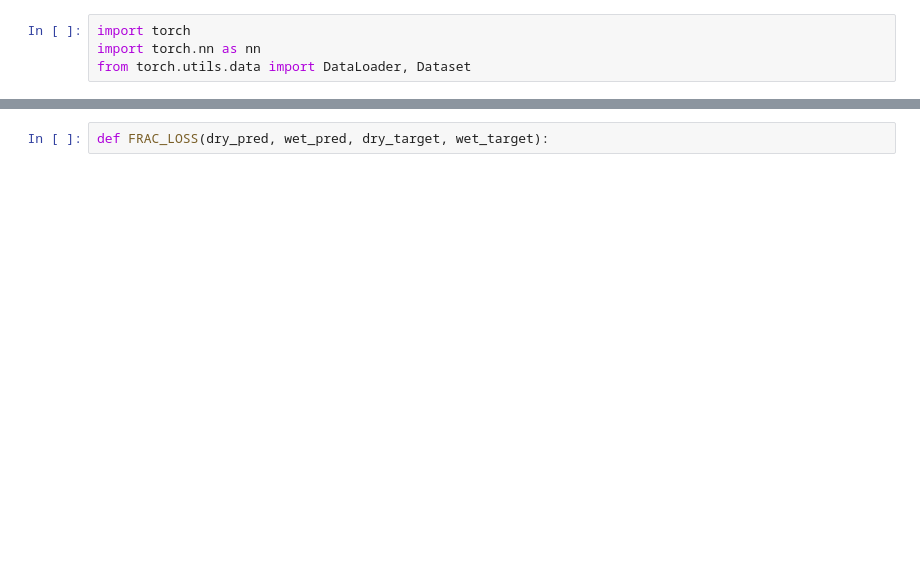
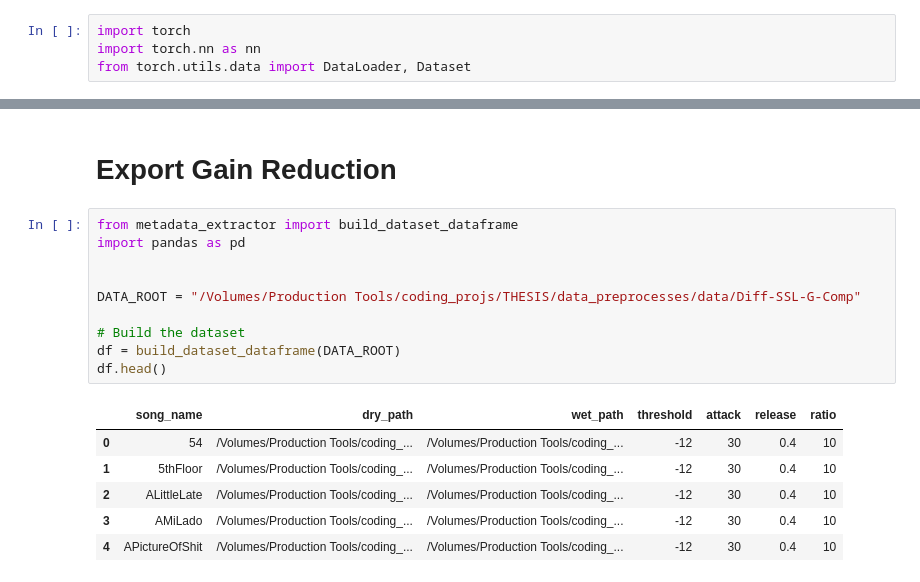
Before and after one commit to 5aola/Virtual-Analogue-Compressor-Modelling, a Jupyter notebook: dset_filtering/ssl_gr_anal.ipynb, the cells around one changed output, grey strips where cells are left out. Drawn from its saved outputs; the diff is of its cells as text; blank space fills up the shorter version.

```diff
--- a/dset_filtering/ssl_gr_anal.ipynb
+++ b/dset_filtering/ssl_gr_anal.ipynb
@@ -103,2 +106,19 @@ Loss RMS: 0.0005580591969192028
-# %%
-def FRAC_LOSS(dry_pred, wet_pred, dry_target, wet_target):
+# %% [markdown]
+# Export Gain Reduction
+# %%
+from metadata_extractor import build_dataset_dataframe
+import pandas as pd
+
+
+DATA_ROOT = "/Volumes/Production Tools/coding_projs/THESIS/data_preprocesses/data/Diff-SSL-G-Comp"
+
+# Build the dataset
+df = build_dataset_dataframe(DATA_ROOT)
+df.head()
+# %% [output]
+|  | song_name | dry_path | wet_path | threshold | attack | release | ratio |
+| 0 | 54 | /Volumes/Production Tools/coding_... | /Volumes/Production Tools/coding_... | -12 | 30 | 0.4 | 10 |
+| 1 | 5thFloor | /Volumes/Production Tools/coding_... | /Volumes/Production Tools/coding_... | -12 | 30 | 0.4 | 10 |
+| 2 | ALittleLate | /Volumes/Production Tools/coding_... | /Volumes/Production Tools/coding_... | -12 | 30 | 0.4 | 10 |
+| 3 | AMiLado | /Volumes/Production Tools/coding_... | /Volumes/Production Tools/coding_... | -12 | 30 | 0.4 | 10 |
+| 4 | APictureOfShit | /Volumes/Production Tools/coding_... | /Volumes/Production Tools/coding_... | -12 | 30 | 0.4 | 10 |
```
Also changed, not shown: parts of 5 cells of this notebook, 3 other files.
